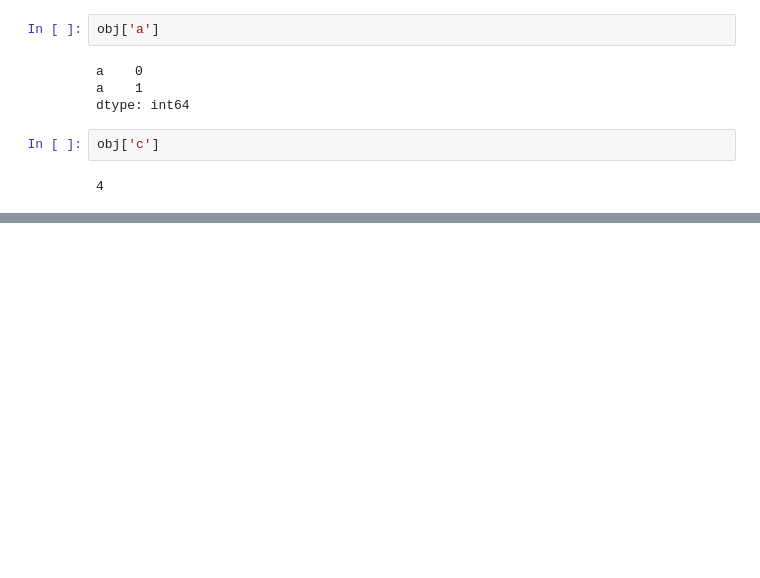
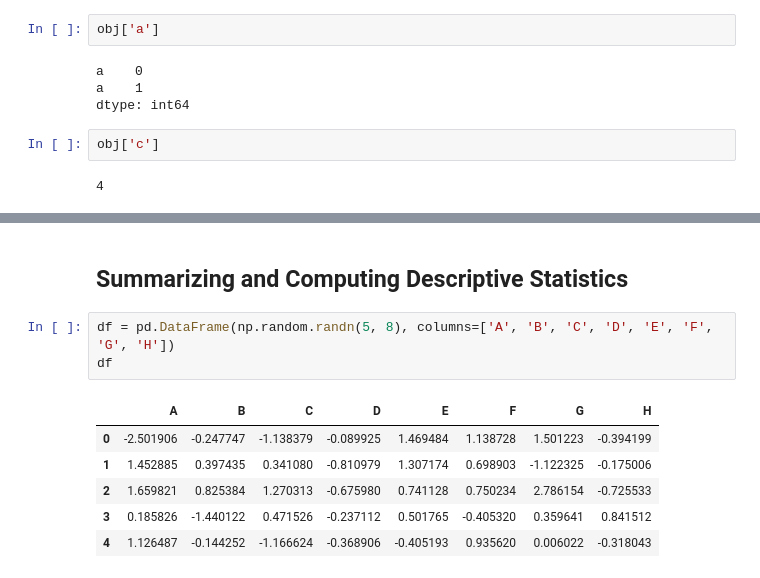
Before and after one commit to allaccountstaken/sandbox, a Jupyter notebook: PandasDrill.ipynb, the cells around one changed output, grey strips where cells are left out. Drawn from its saved outputs; the diff is of its cells as text; blank space fills up the shorter version.

```diff
--- a/PandasDrill.ipynb
+++ b/PandasDrill.ipynb
@@ -1298,0 +1312,12 @@ df = pd.DataFrame(np.random.rand)
+# %% [markdown]
+## Summarizing and Computing Descriptive Statistics
+# %%
+df = pd.DataFrame(np.random.randn(5, 8), columns=['A', 'B', 'C', 'D', 'E', 'F', 'G', 'H'])
+df
+# %% [output]
+|  | A | B | C | D | E | F | G | H |
+| 0 | -2.501906 | -0.247747 | -1.138379 | -0.089925 | 1.469484 | 1.138728 | 1.501223 | -0.394199 |
+| 1 | 1.452885 | 0.397435 | 0.341080 | -0.810979 | 1.307174 | 0.698903 | -1.122325 | -0.175006 |
+| 2 | 1.659821 | 0.825384 | 1.270313 | -0.675980 | 0.741128 | 0.750234 | 2.786154 | -0.725533 |
+| 3 | 0.185826 | -1.440122 | 0.471526 | -0.237112 | 0.501765 | -0.405320 | 0.359641 | 0.841512 |
+| 4 | 1.126487 | -0.144252 | -1.166624 | -0.368906 | -0.405193 | 0.935620 | 0.006022 | -0.318043 |
```
Also changed, not shown: parts of 29 cells of this notebook.
